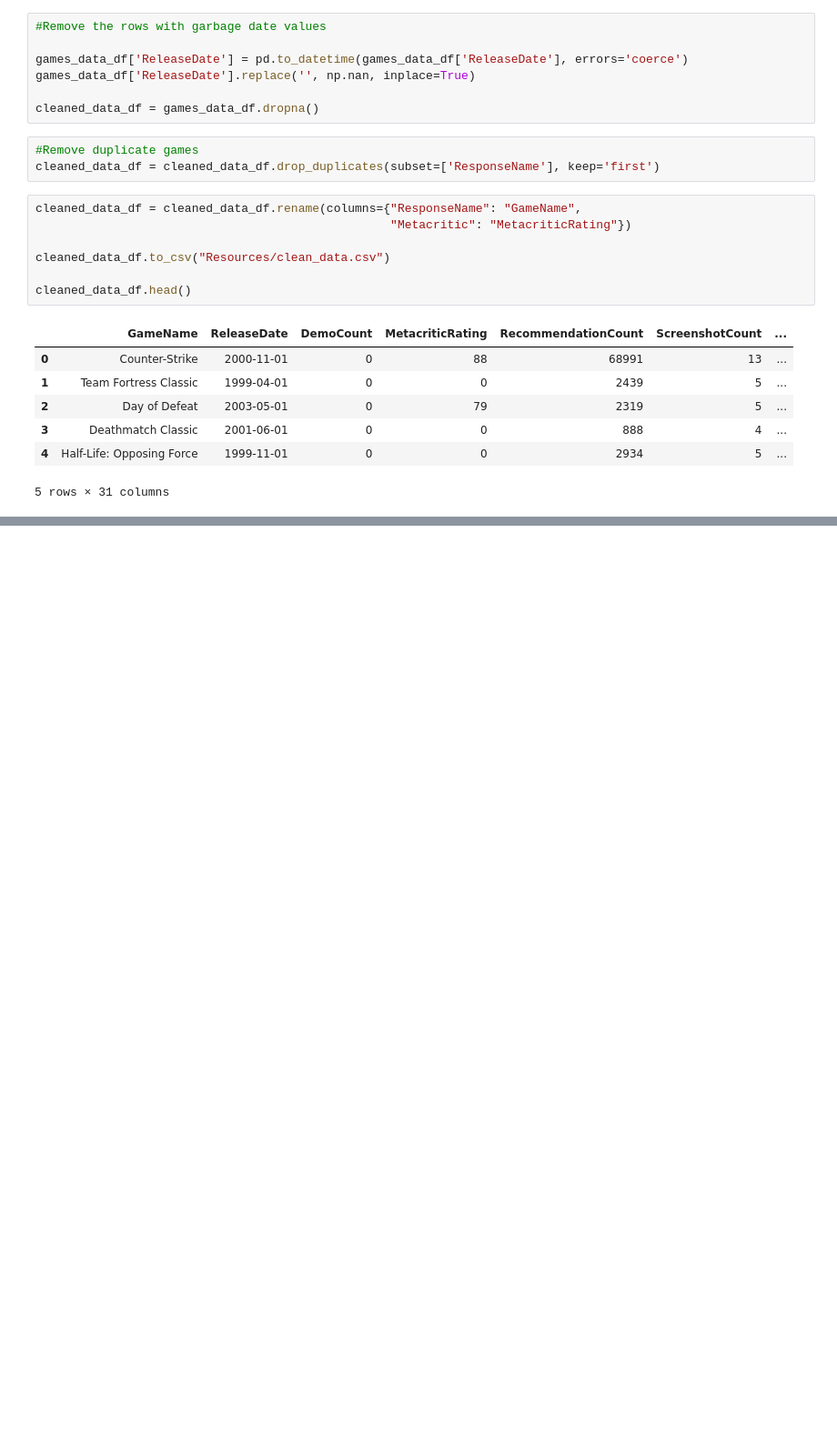
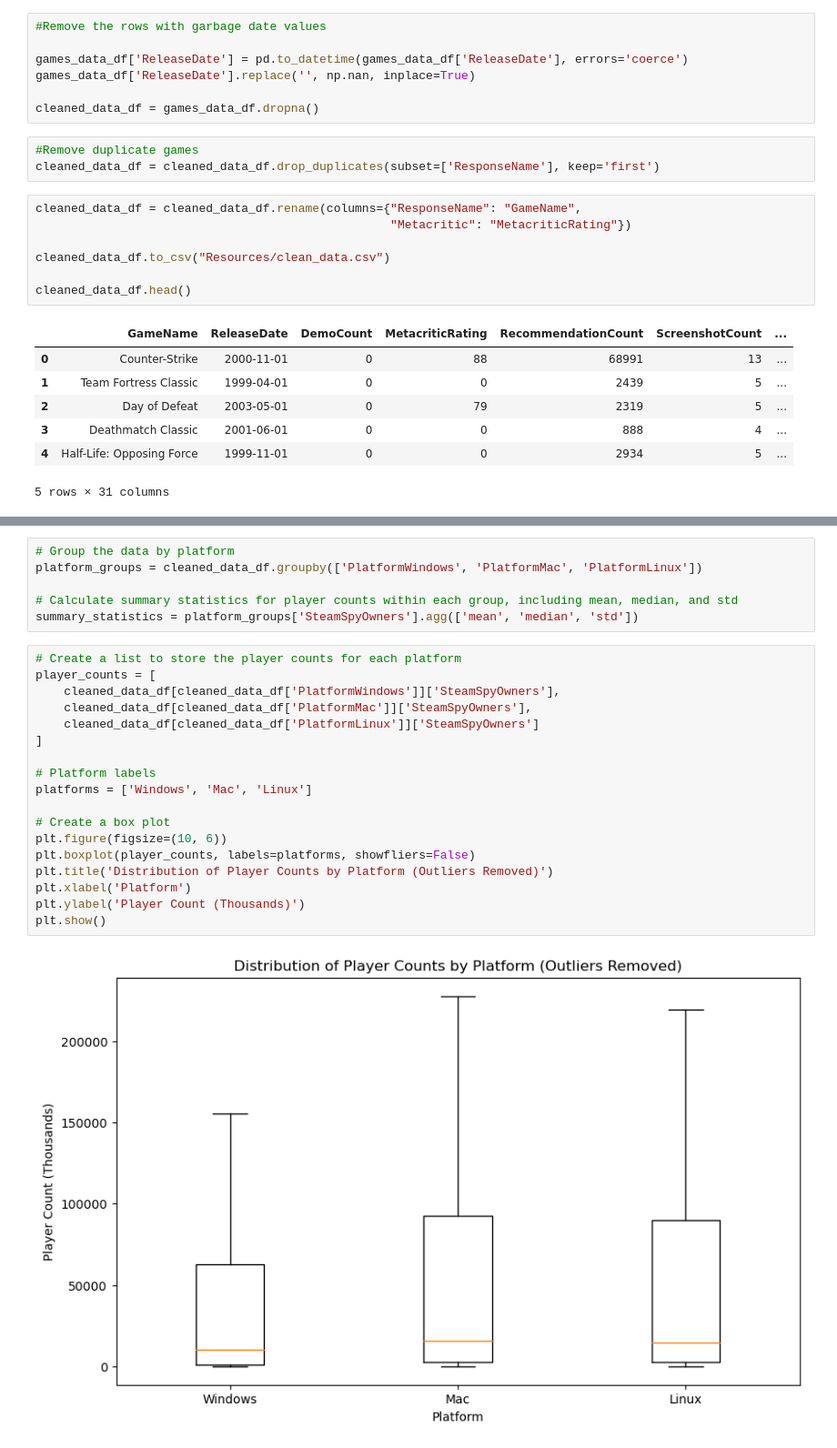
Before and after one commit to nardyjh/Project1-Group7, a Jupyter notebook: project1_Group7_game.ipynb, the cells around one changed output, grey strips where cells are left out. Shown at 91% size. Drawn from its saved outputs; the diff is of its cells as text; blank space fills up the shorter version.

```diff
--- a/project1_Group7_game.ipynb
+++ b/project1_Group7_game.ipynb
@@ -50,0 +83,26 @@ cleaned_data_df.head()
+# %%
+# Group the data by platform
+platform_groups = cleaned_data_df.groupby(['PlatformWindows', 'PlatformMac', 'PlatformLinux'])
+
+# Calculate summary statistics for player counts within each group, including mean, median, and std
+summary_statistics = platform_groups['SteamSpyOwners'].agg(['mean', 'median', 'std'])
+# %%
+# Create a list to store the player counts for each platform
+player_counts = [
+    cleaned_data_df[cleaned_data_df['PlatformWindows']]['SteamSpyOwners'],
+    cleaned_data_df[cleaned_data_df['PlatformMac']]['SteamSpyOwners'],
+    cleaned_data_df[cleaned_data_df['PlatformLinux']]['SteamSpyOwners']
+]
+
+# Platform labels
+platforms = ['Windows', 'Mac', 'Linux']
+
+# Create a box plot
+plt.figure(figsize=(10, 6))
+plt.boxplot(player_counts, labels=platforms, showfliers=False)
+plt.title('Distribution of Player Counts by Platform (Outliers Removed)')
+plt.xlabel('Platform')
+plt.ylabel('Player Count (Thousands)')
+plt.show()
+# %% [output]
+[figure, added]
```
Also changed, not shown: parts of 28 cells of this notebook, 3 other files.
